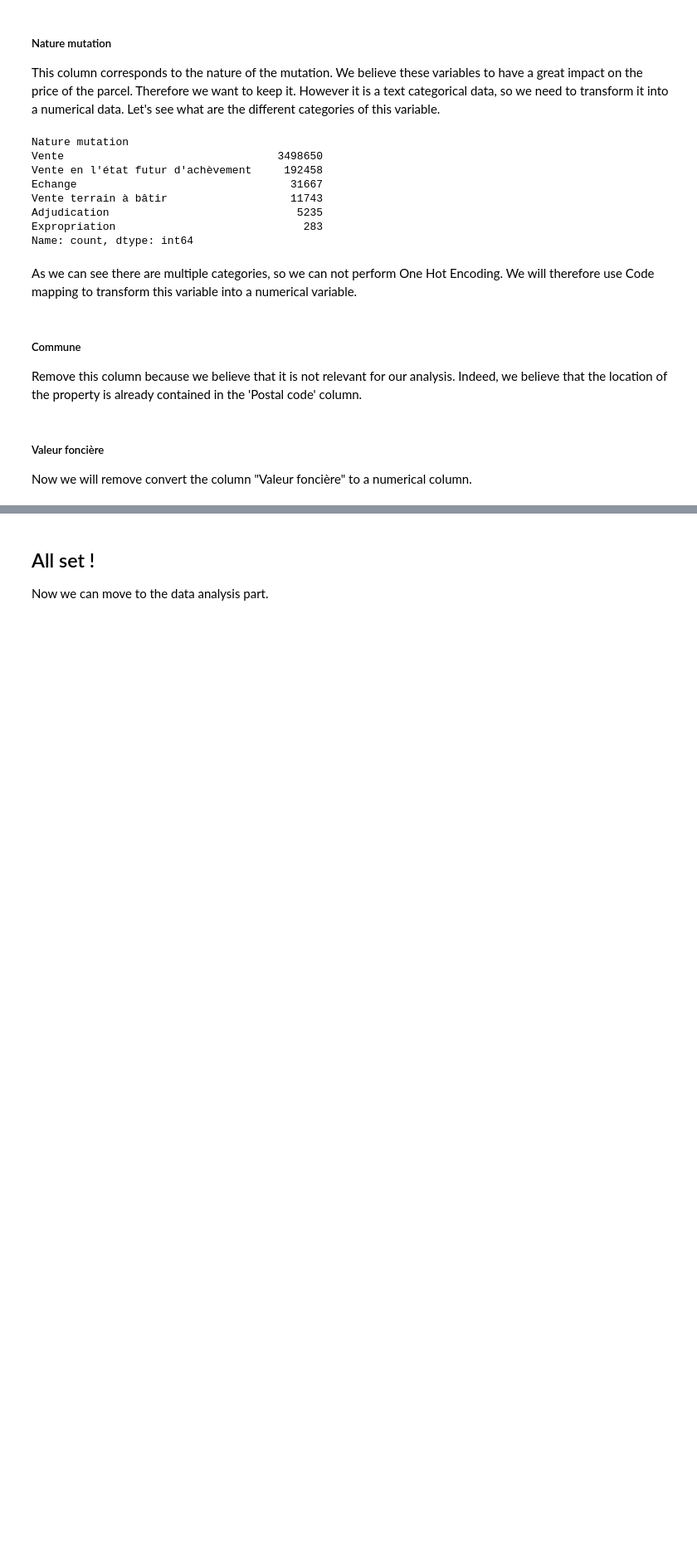
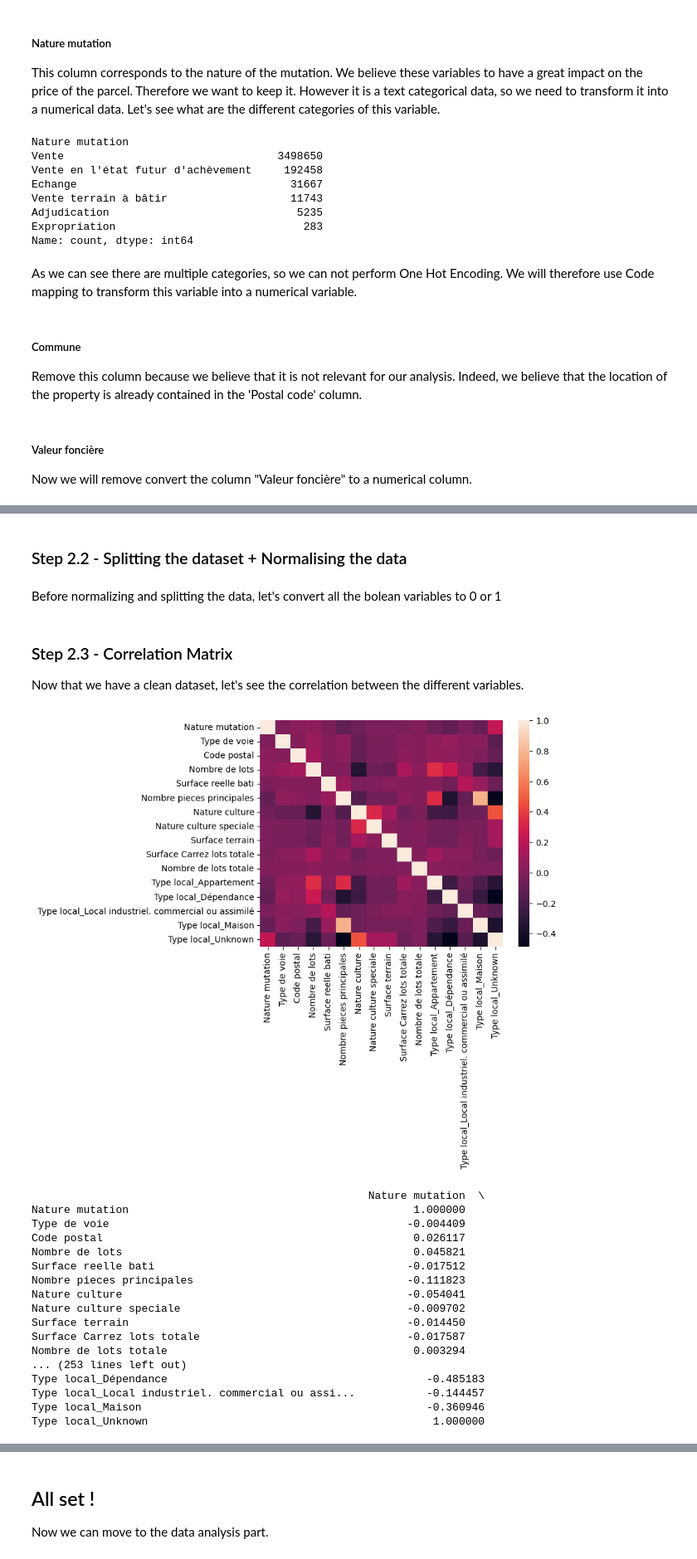
Before and after one commit to PaulZaman/HousePricing, a Jupyter notebook: DataPreperation.ipynb, the cells around one changed output, grey strips where cells are left out. Shown: that part at 83% size. Saved outputs shown, nothing was run; the diff lists cells and outputs as text; code cells hidden in the pictures; blank space fills up the shorter version.

```diff
--- a/DataPreperation.ipynb
+++ b/DataPreperation.ipynb
@@ -262,6 +262,8 @@ columns = [
 for column in columns:
     if df[column].dtype == object:  # Check if the column is of object/string type
         df[column] = pd.to_numeric(df[column].str.replace(',', '.'), errors='coerce')
+    # replace NaN values with 0
+    df[column] = df[column].fillna(0)
 # %% [markdown]
 Now we will create a new variable, which will be the sum of all the surfaces of the lots. We will call this variable "Surface Carrez lots totale". We will also create a new variable which will be the sum of all the lots. We will call this variable "Nombre de lots total".
 # %%
@@ -468,3 +466,7 @@ We decided to normalize all of our variables besides the target variable, and th
+# %% [markdown]
+### Step 2.2 - Splitting the dataset + Normalising the data
+# %% [markdown]
+Before normalizing and splitting the data, let's convert all the bolean variables to 0 or 1
 # %%
 # Convert boolean variables to 0 or 1
 # show all boolean columns
@@ -473,14 +475,42 @@ boolean_cols = ['Type local_Appartement', 'Type local_Dépendance',
        'Type local_Maison', 'Type local_Unknown']
 for col in boolean_cols:
     df[col] = df[col].astype(int)
-
-# save the dataset to a new csv file
-df["Valeur fonciere"].to_csv('data/valeursfoncieres-2022-target.csv', index=False)
-
-df = df.drop(['Valeur fonciere'], axis=1)
-
-# normalize the data
-df = (df - df.min()) / (df.max() - df.min())
-
-# save the dataset to a new csv file
-df.to_csv('data/valeursfoncieres-2022.csv', index=False)
+# %%
+y = df['Valeur fonciere']
+x = df.drop(['Valeur fonciere'], axis=1)
+
+# normalize the data
+x = (x - x.min()) / (x.max() - x.min())
+# %% [markdown]
+### Step 2.3 - Correlation Matrix
+
+Now that we have a clean dataset, let's see the correlation between the different variables.
+# %%
+corr = x.corr()
+
+# plot the heatmap
+sns.heatmap(corr,
+            xticklabels=corr.columns,
+            yticklabels=corr.columns)
+
+# show the plot
+plt.show()
+# %% [output]
+[figure, added]
+                                                    Nature mutation  \
+Nature mutation                                            1.000000
+Type de voie                                              -0.004409
+Code postal                                                0.026117
+Nombre de lots                                             0.045821
+Surface reelle bati                                       -0.017512
+Nombre pieces principales                                 -0.111823
+Nature culture                                            -0.054041
+Nature culture speciale                                   -0.009702
+Surface terrain                                           -0.014450
+Surface Carrez lots totale                                -0.017587
+Nombre de lots totale                                      0.003294
+... (253 lines left out)
+Type local_Dépendance                                        -0.485183
+Type local_Local industriel. commercial ou assi...           -0.144457
+Type local_Maison                                            -0.360946
+Type local_Unknown                                            1.000000
```
Also changed, not shown: parts of 8 cells of this notebook.
